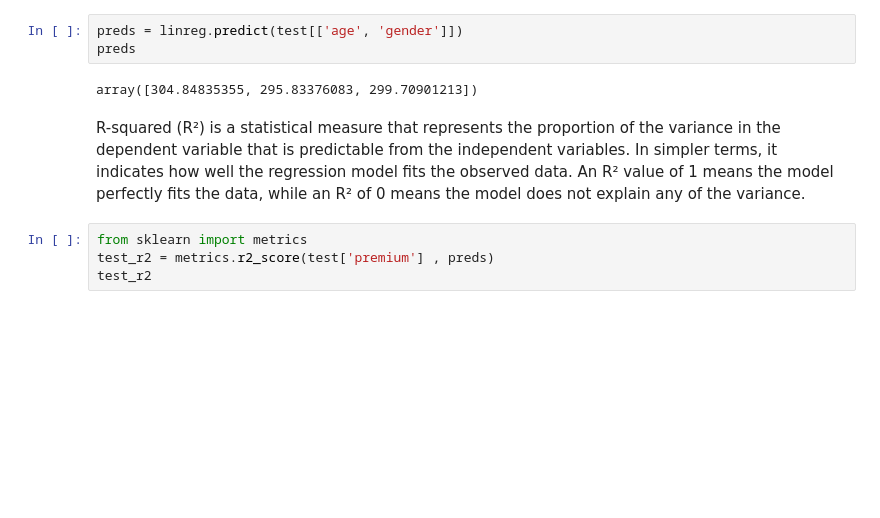
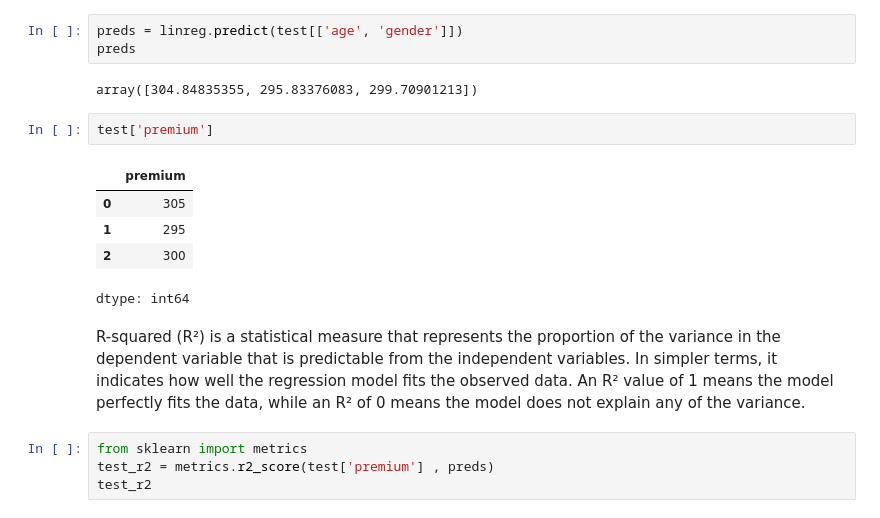
Before and after one commit to lcbjrrr/ML315, a Jupyter notebook: ML315_2B_LinReg.ipynb, the cells around one changed output. Saved outputs shown, nothing was run; the diff lists cells and outputs as text; blank space fills up the shorter version.

```diff
--- a/ML315_2B_LinReg.ipynb
+++ b/ML315_2B_LinReg.ipynb
@@ -110,6 +139,14 @@ preds = linreg.predict(test[['age',	'gender']])
 preds
 # %% [output]
 array([304.84835355, 295.83376083, 299.70901213])
+# %%
+test['premium']
+# %% [output]
+|  | premium |
+| 0 | 305 |
+| 1 | 295 |
+| 2 | 300 |
+dtype: int64
 # %% [markdown]
 R-squared (R²) is a statistical measure that represents the proportion of the variance in the dependent variable that is predictable from the independent variables. In simpler terms, it indicates how well the regression model fits the observed data. An R² value of 1 means the model perfectly fits the data, while an R² of 0 means the model does not explain any of the variance.
 # %%
```
Also changed, not shown: parts of 17 cells of this notebook.
